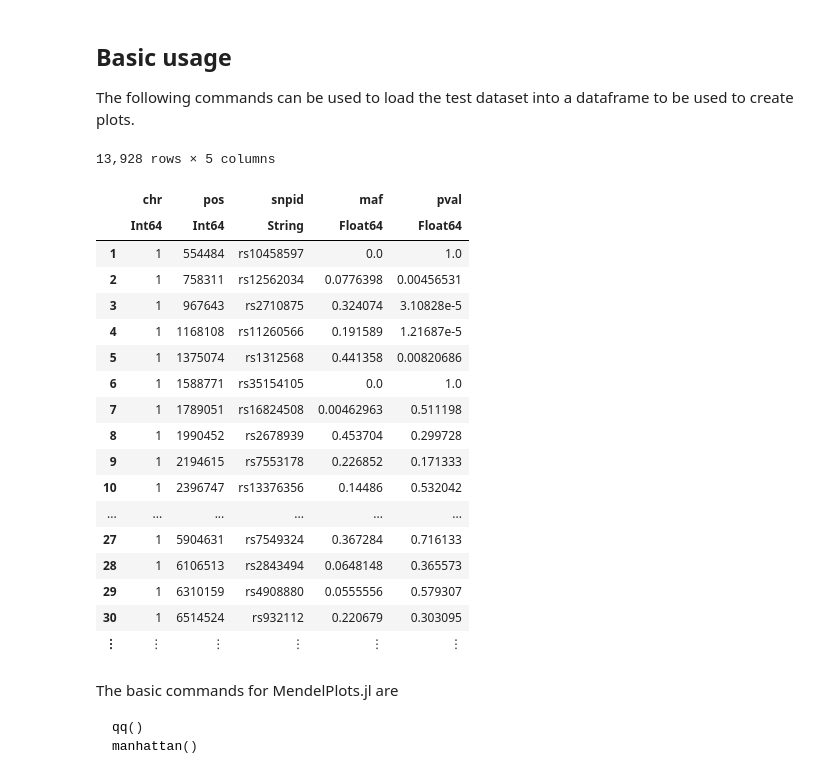
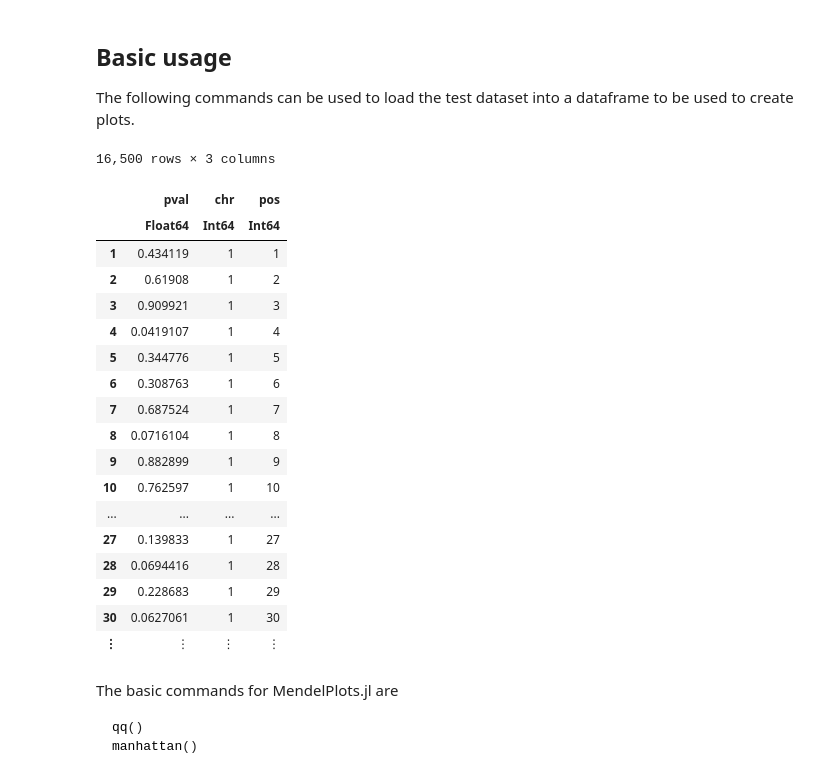
Before and after one commit to OpenMendel/MendelPlots.jl, a Jupyter notebook: docs/MendelPlots.ipynb, the cells around one changed output. Saved outputs shown, nothing was run; the diff lists cells and outputs as text; code cells hidden in the pictures.

```diff
--- a/docs/MendelPlots.ipynb
+++ b/docs/MendelPlots.ipynb
@@ -49,28 +49,28 @@ total 1648
 
 The following commands can be used to load the test dataset into a dataframe to be used to create plots.
 # %%
-data, colnames = csvread("../test/data/polrgwas.scoretest.txt", ',', header_exists = true)
+data, colnames = csvread("../test/data/gwasresults.txt", ',', header_exists = true)
 df = DataFrame([i for i in data], Symbol.(colnames))
 # %% [output]
-13,928 rows × 5 columns
+16,500 rows × 3 columns
-|  | chr | pos | snpid | maf | pval |
-|  | Int64 | Int64 | String | Float64 | Float64 |
-| 1 | 1 | 554484 | rs10458597 | 0.0 | 1.0 |
-| 2 | 1 | 758311 | rs12562034 | 0.0776398 | 0.00456531 |
-| 3 | 1 | 967643 | rs2710875 | 0.324074 | 3.10828e-5 |
-| 4 | 1 | 1168108 | rs11260566 | 0.191589 | 1.21687e-5 |
-| 5 | 1 | 1375074 | rs1312568 | 0.441358 | 0.00820686 |
-| 6 | 1 | 1588771 | rs35154105 | 0.0 | 1.0 |
-| 7 | 1 | 1789051 | rs16824508 | 0.00462963 | 0.511198 |
-| 8 | 1 | 1990452 | rs2678939 | 0.453704 | 0.299728 |
-| 9 | 1 | 2194615 | rs7553178 | 0.226852 | 0.171333 |
-| 10 | 1 | 2396747 | rs13376356 | 0.14486 | 0.532042 |
-| ... | ... | ... | ... | ... | ... |
-| 27 | 1 | 5904631 | rs7549324 | 0.367284 | 0.716133 |
-| 28 | 1 | 6106513 | rs2843494 | 0.0648148 | 0.365573 |
-| 29 | 1 | 6310159 | rs4908880 | 0.0555556 | 0.579307 |
-| 30 | 1 | 6514524 | rs932112 | 0.220679 | 0.303095 |
-| ⋮ | ⋮ | ⋮ | ⋮ | ⋮ | ⋮ |
+|  | pval | chr | pos |
+|  | Float64 | Int64 | Int64 |
+| 1 | 0.434119 | 1 | 1 |
+| 2 | 0.61908 | 1 | 2 |
+| 3 | 0.909921 | 1 | 3 |
+| 4 | 0.0419107 | 1 | 4 |
+| 5 | 0.344776 | 1 | 5 |
+| 6 | 0.308763 | 1 | 6 |
+| 7 | 0.687524 | 1 | 7 |
+| 8 | 0.0716104 | 1 | 8 |
+| 9 | 0.882899 | 1 | 9 |
+| 10 | 0.762597 | 1 | 10 |
+| ... | ... | ... | ... |
+| 27 | 0.139833 | 1 | 27 |
+| 28 | 0.0694416 | 1 | 28 |
+| 29 | 0.228683 | 1 | 29 |
+| 30 | 0.0627061 | 1 | 30 |
+| ⋮ | ⋮ | ⋮ | ⋮ |
 # %% [markdown]
 The basic commands for MendelPlots.jl are
 
```
Also changed, not shown: parts of 6 cells of this notebook, 6 other files.
